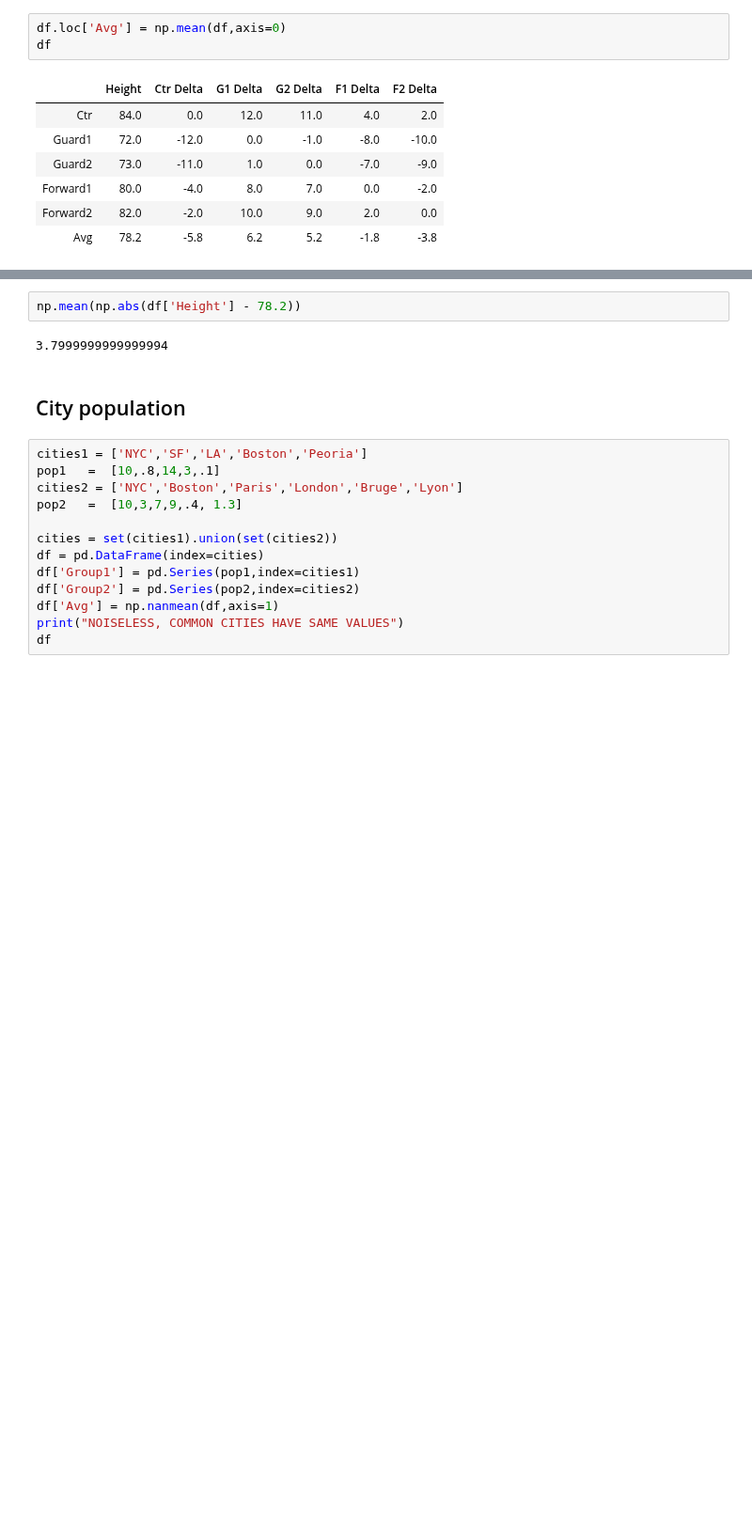
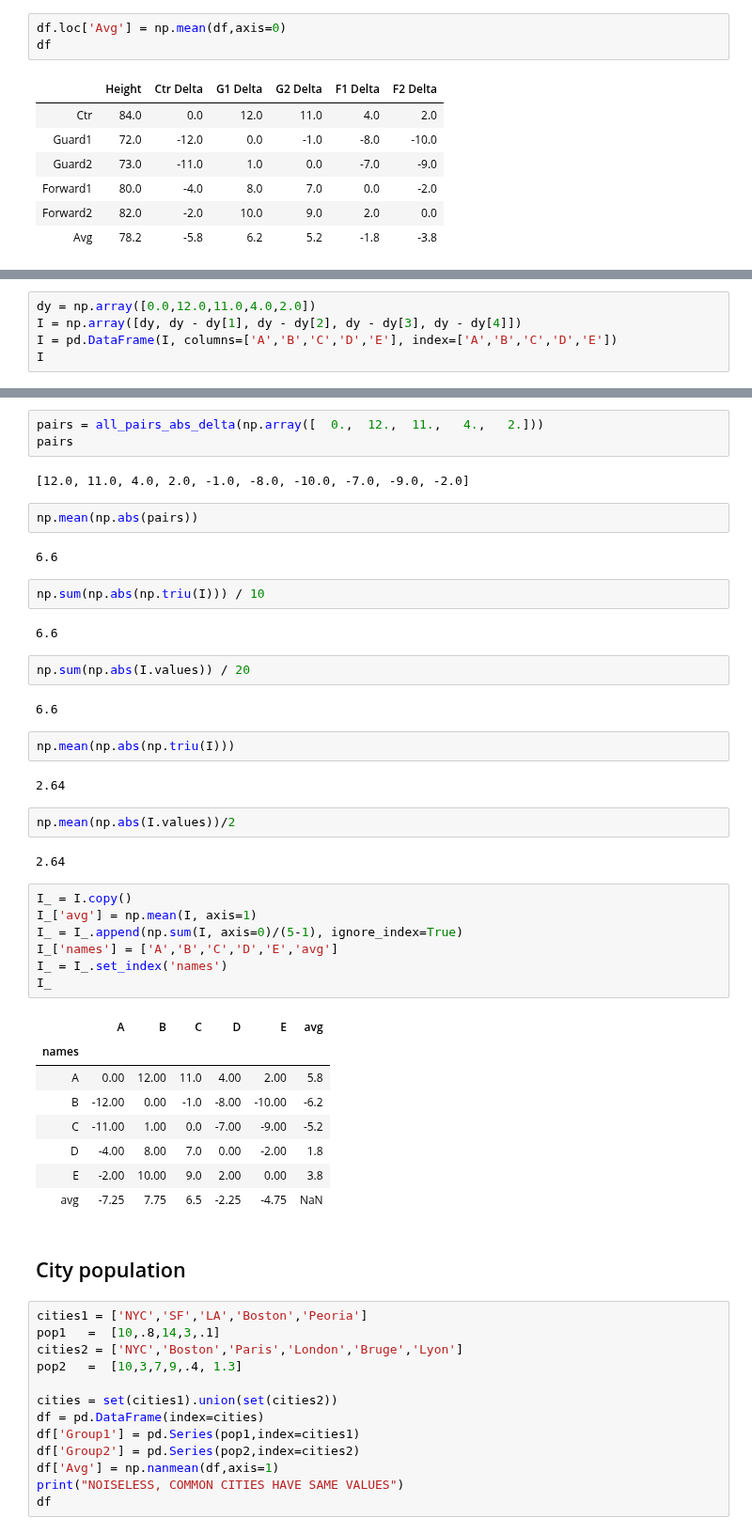
Before and after one commit to parrt/stratx, a Jupyter notebook: notebooks/play.ipynb, the cells around one changed output, grey strips where cells are left out. Shown at 94% size. Cells and saved outputs as stored; diff of their text form; blank space fills up the shorter version.

```diff
--- a/notebooks/play.ipynb
+++ b/notebooks/play.ipynb
@@ -510,0 +528,5 @@ Name: Height, dtype: float64
+# %%
+dy = np.array([0.0,12.0,11.0,4.0,2.0])
+I = np.array([dy, dy - dy[1], dy - dy[2], dy - dy[3], dy - dy[4]])
+I = pd.DataFrame(I, columns=['A','B','C','D','E'], index=['A','B','C','D','E'])
+I
@@ -511,7 +557,44 @@ Name: Height, dtype: float64
+# %%
+pairs = all_pairs_abs_delta(np.array([  0.,  12.,  11.,   4.,   2.]))
+pairs
+# %% [output]
+[12.0, 11.0, 4.0, 2.0, -1.0, -8.0, -10.0, -7.0, -9.0, -2.0]
+# %%
+np.mean(np.abs(pairs))
+# %% [output]
+6.6
+# %%
+np.sum(np.abs(np.triu(I))) / 10
+# %% [output]
+6.6
+# %%
+np.sum(np.abs(I.values)) / 20
+# %% [output]
+6.6
+# %%
+np.mean(np.abs(np.triu(I)))
+# %% [output]
+2.64
 # %%
-np.mean(np.abs(df['Height'] - 78.2))
+np.mean(np.abs(I.values))/2
 # %% [output]
-3.7999999999999994
+2.64
+# %%
+I_ = I.copy()
+I_['avg'] = np.mean(I, axis=1)
+I_ = I_.append(np.sum(I, axis=0)/(5-1), ignore_index=True)
+I_['names'] = ['A','B','C','D','E','avg']
+I_ = I_.set_index('names')
+I_
+# %% [output]
+|  | A | B | C | D | E | avg |
+| names |  |  |  |  |  |  |
+| A | 0.00 | 12.00 | 11.0 | 4.00 | 2.00 | 5.8 |
+| B | -12.00 | 0.00 | -1.0 | -8.00 | -10.00 | -6.2 |
+| C | -11.00 | 1.00 | 0.0 | -7.00 | -9.00 | -5.2 |
+| D | -4.00 | 8.00 | 7.0 | 0.00 | -2.00 | 1.8 |
+| E | -2.00 | 10.00 | 9.0 | 2.00 | 0.00 | 3.8 |
+| avg | -7.25 | 7.75 | 6.5 | -2.25 | -4.75 | NaN |
 # %% [markdown]
 ## City population
 # %%
```
Also changed, not shown: parts of 7 cells of this notebook, 1 other file.
